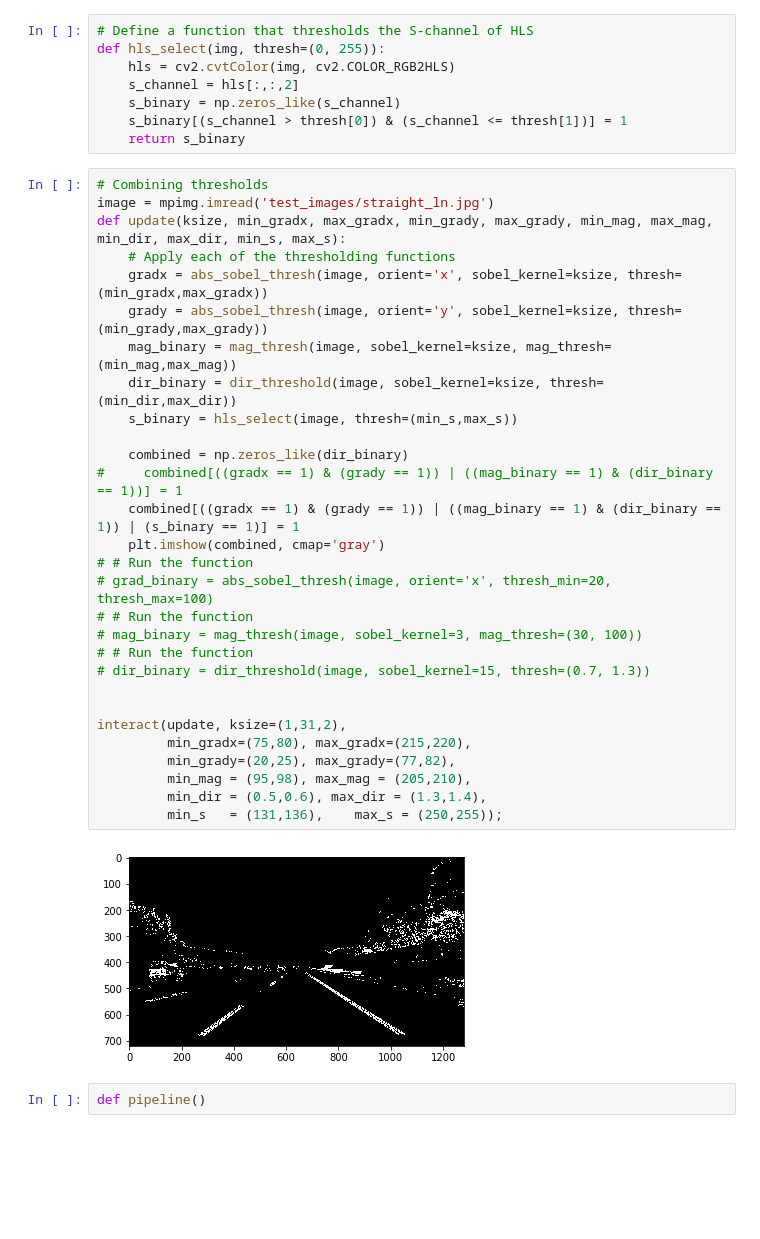
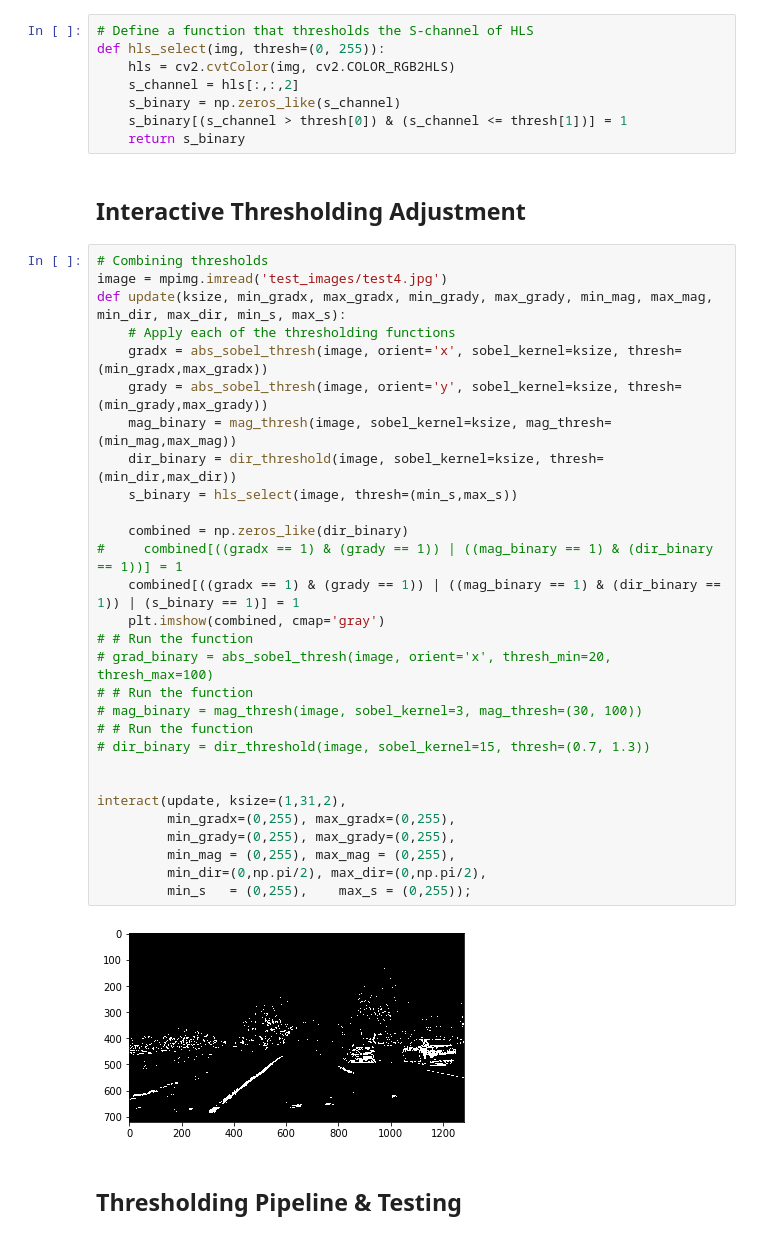
Before and after one commit to tx2016/Self-Driving_Car-Nanodegree-Projects, a Jupyter notebook: CarND-Advanced-Lane-Lines/Camera_Calibration & Interactive_Thresholding.ipynb, the cells around one changed output. Saved outputs shown, nothing was run; the diff lists cells and outputs as text; blank space fills up the shorter version.

```diff
--- a/CarND-Advanced-Lane-Lines/Camera_Calibration & Interactive_Thresholding.ipynb
+++ b/CarND-Advanced-Lane-Lines/Camera_Calibration & Interactive_Thresholding.ipynb
@@ -147,36 +154,38 @@ def hls_select(img, thresh=(0, 255)):
     s_binary = np.zeros_like(s_channel)
     s_binary[(s_channel > thresh[0]) & (s_channel <= thresh[1])] = 1
     return s_binary
+# %% [markdown]
+## Interactive Thresholding Adjustment
 # %%
 # Combining thresholds
-image = mpimg.imread('test_images/straight_ln.jpg')
+image = mpimg.imread('test_images/test4.jpg')
 def update(ksize, min_gradx, max_gradx, min_grady, max_grady, min_mag, max_mag, min_dir, max_dir, min_s, max_s):
     # Apply each of the thresholding functions
     gradx = abs_sobel_thresh(image, orient='x', sobel_kernel=ksize, thresh=(min_gradx,max_gradx))
     grady = abs_sobel_thresh(image, orient='y', sobel_kernel=ksize, thresh=(min_grady,max_grady))
     mag_binary = mag_thresh(image, sobel_kernel=ksize, mag_thresh=(min_mag,max_mag))
     dir_binary = dir_threshold(image, sobel_kernel=ksize, thresh=(min_dir,max_dir))
     s_binary = hls_select(image, thresh=(min_s,max_s))
 
     combined = np.zeros_like(dir_binary)
 #     combined[((gradx == 1) & (grady == 1)) | ((mag_binary == 1) & (dir_binary == 1))] = 1
     combined[((gradx == 1) & (grady == 1)) | ((mag_binary == 1) & (dir_binary == 1)) | (s_binary == 1)] = 1
     plt.imshow(combined, cmap='gray')
 # # Run the function
 # grad_binary = abs_sobel_thresh(image, orient='x', thresh_min=20, thresh_max=100)
 # # Run the function
 # mag_binary = mag_thresh(image, sobel_kernel=3, mag_thresh=(30, 100))
 # # Run the function
 # dir_binary = dir_threshold(image, sobel_kernel=15, thresh=(0.7, 1.3))
 
 
 interact(update, ksize=(1,31,2),
-         min_gradx=(75,80), max_gradx=(215,220),
-         min_grady=(20,25), max_grady=(77,82),
-         min_mag = (95,98), max_mag = (205,210),
-         min_dir = (0.5,0.6), max_dir = (1.3,1.4),
-         min_s   = (131,136),    max_s = (250,255));
+         min_gradx=(0,255), max_gradx=(0,255),
+         min_grady=(0,255), max_grady=(0,255),
+         min_mag = (0,255), max_mag = (0,255),
+         min_dir=(0,np.pi/2), max_dir=(0,np.pi/2),
+         min_s   = (0,255),    max_s = (0,255));
 # %% [output]
-[figure, old version]
+[figure, new version]
-# %%
-def pipeline()
+# %% [markdown]
+## Thresholding Pipeline & Testing
```
Also changed, not shown: parts of 13 cells of this notebook.
